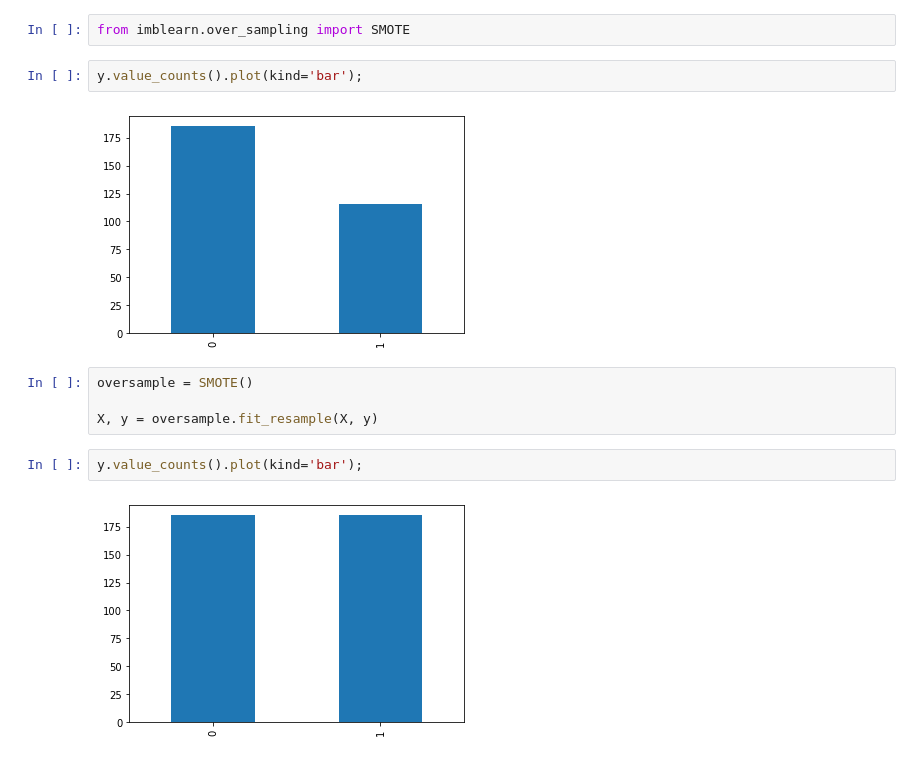
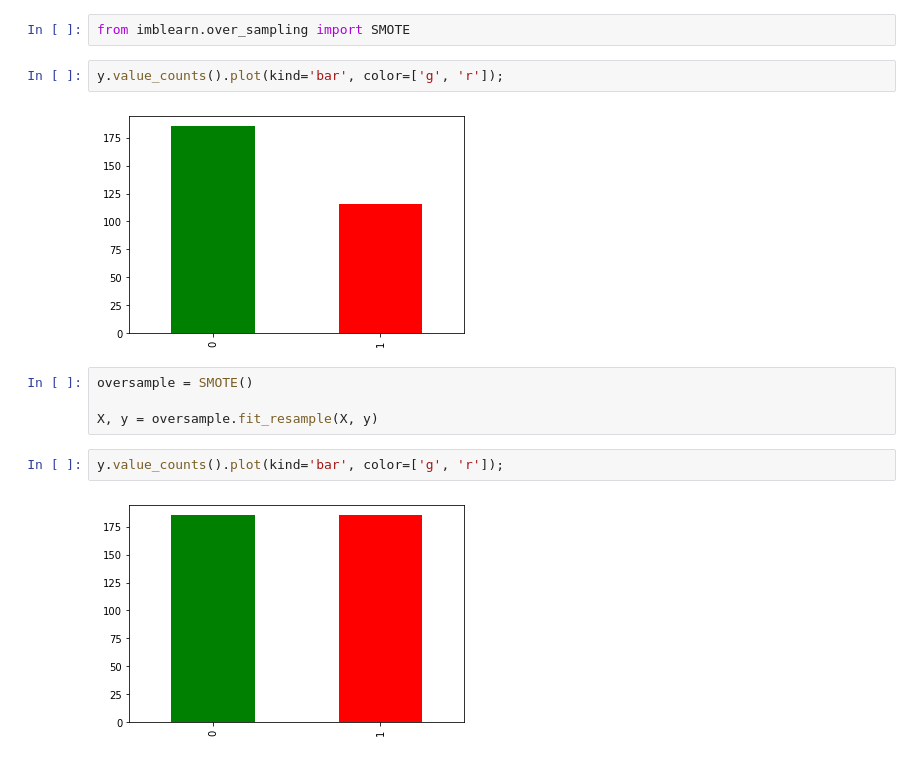
Before and after one commit to YonatanRA/sesame_hr_datatalk, a Jupyter notebook: notebooks/sesame_hr.ipynb, the cells around one changed output. Drawn from its saved outputs; the diff is of its cells as text.

```diff
--- a/notebooks/sesame_hr.ipynb
+++ b/notebooks/sesame_hr.ipynb
@@ -427,17 +427,17 @@ plt.show();
 # %%
 from imblearn.over_sampling import SMOTE
 # %%
-y.value_counts().plot(kind='bar');
+y.value_counts().plot(kind='bar', color=['g', 'r']);
 # %% [output]
-[figure, old version]
+[figure, new version]
 # %%
 oversample = SMOTE()
 
 X, y = oversample.fit_resample(X, y)
 # %%
-y.value_counts().plot(kind='bar');
+y.value_counts().plot(kind='bar', color=['g', 'r']);
 # %% [output]
-[figure, old version]
+[figure, new version]
 # %%
 X_train, X_test, y_train, y_test = tts(X, y, random_state=40)
 
```
Also changed, not shown: parts of 10 cells of this notebook.
